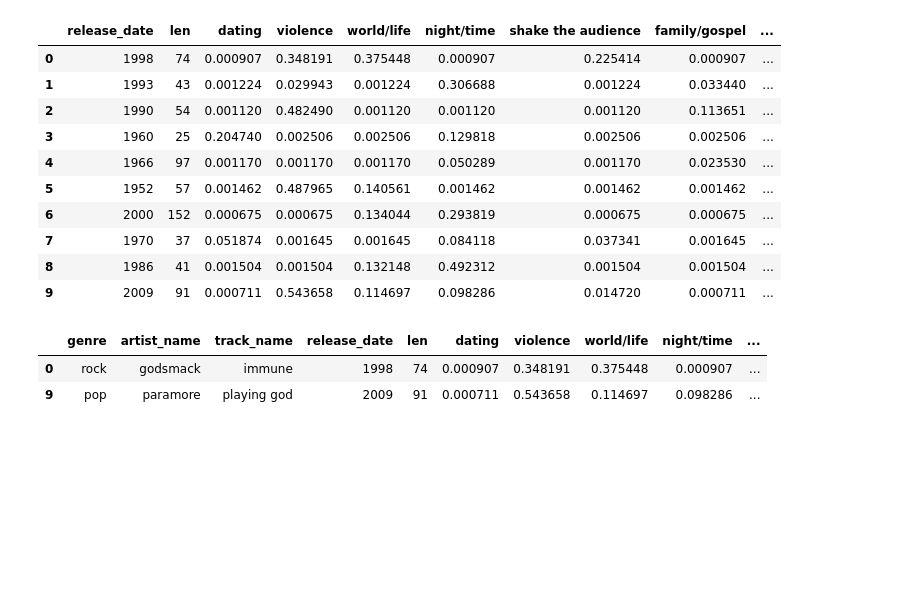
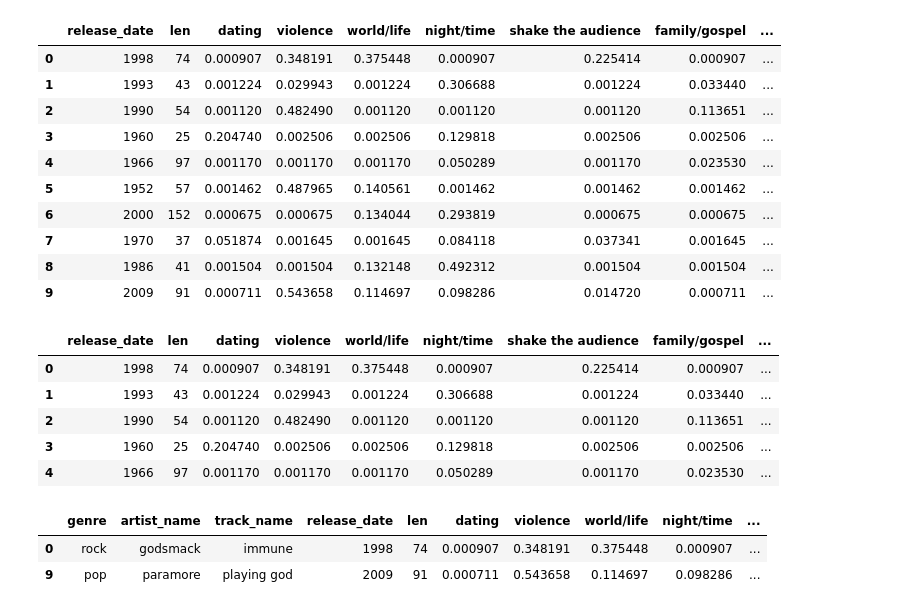
Before and after one commit to GClark89/MusicTrain, a Jupyter notebook: NewSample.ipynb, the cells around one changed output. Cells and saved outputs as stored; diff of their text form; code cells hidden in the pictures; blank space fills up the shorter version.

```diff
--- a/NewSample.ipynb
+++ b/NewSample.ipynb
@@ -48,6 +49,16 @@ kmeans = KMeans(n_clusters=6)
 # save cluster assignments to new column in rec_df
 
 df_clean['Cluster'] = kmeans.fit_predict(df_clean)
+# %%
+#In the dataset you will now see each track , and the cluster they are grouped too
+df_clean.head()
+# %% [output]
+|  | release_date | len | dating | violence | world/life | night/time | shake the audience | family/gospel | ... |
+| 0 | 1998 | 74 | 0.000907 | 0.348191 | 0.375448 | 0.000907 | 0.225414 | 0.000907 | ... |
+| 1 | 1993 | 43 | 0.001224 | 0.029943 | 0.001224 | 0.306688 | 0.001224 | 0.033440 | ... |
+| 2 | 1990 | 54 | 0.001120 | 0.482490 | 0.001120 | 0.001120 | 0.001120 | 0.113651 | ... |
+| 3 | 1960 | 25 | 0.204740 | 0.002506 | 0.002506 | 0.129818 | 0.002506 | 0.002506 | ... |
+| 4 | 1966 | 97 | 0.001170 | 0.001170 | 0.001170 | 0.050289 | 0.001170 | 0.023530 | ... |
 # %%
 label = df[['genre', 'artist_name','track_name']]
 
```
Also changed, not shown: parts of 3 cells of this notebook, 1 other file.
